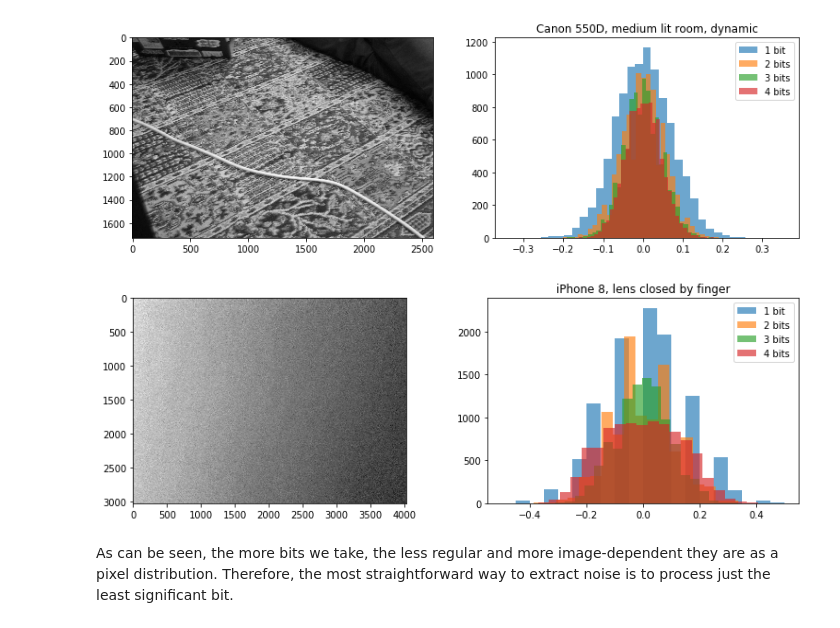
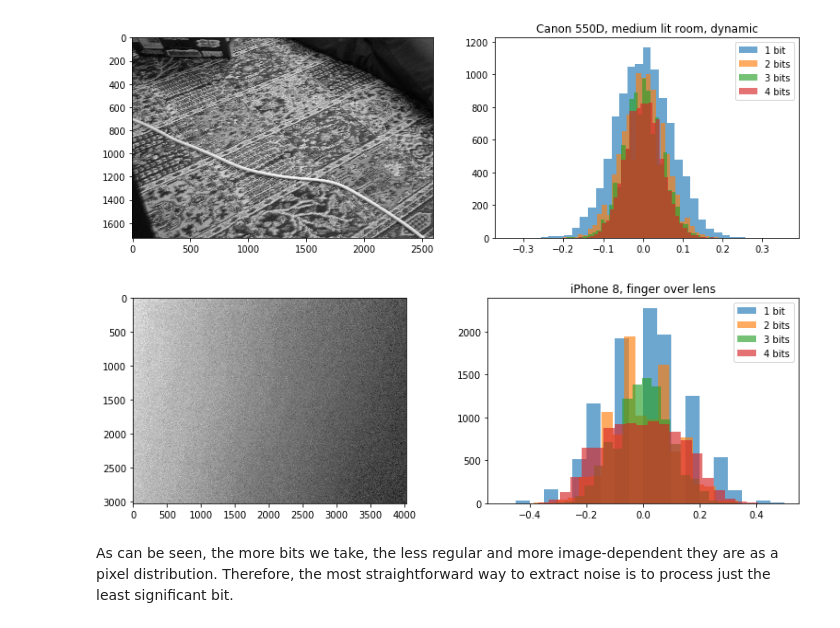
Before and after one commit to apnkv/btrng, a Jupyter notebook: report.ipynb, the cells around one changed output. Drawn from its saved outputs; the diff is of its cells as text; code cells hidden in the pictures.

```diff
--- a/report.ipynb
+++ b/report.ipynb
@@ -64,9 +65,9 @@ plot_image_set_bit_stats('photos/dslr_casual/', bins=35, title='Canon 550D, medi
 # %% [output]
 [figure]
 # %%
-plot_image_set_bit_stats('photos/iphone8_closedlens/', bins=20, title='iPhone 8, lens closed by finger')
+plot_image_set_bit_stats('photos/iphone8_closedlens/', bins=20, title='iPhone 8, finger over lens')
 # %% [output]
-[figure, old version]
+[figure, new version]
 # %% [markdown]
 As can be seen, the more bits we take, the less regular and more image-dependent they are as a pixel distribution. Therefore, the most straightforward way to extract noise is to process just the least significant bit.
 # %% [markdown]
```
Also changed, not shown: parts of 18 cells of this notebook, 15 other files.
